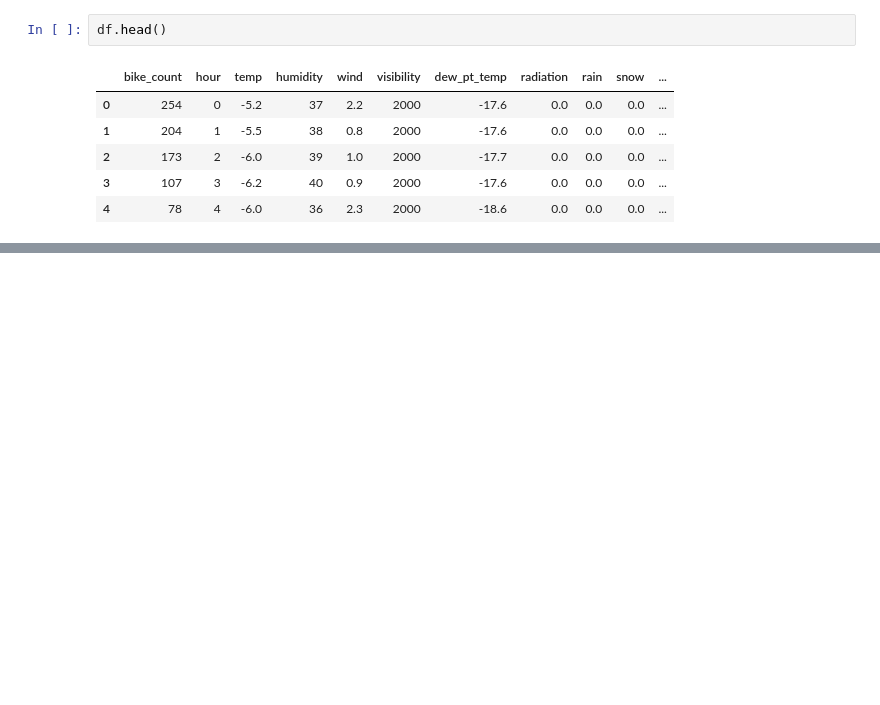
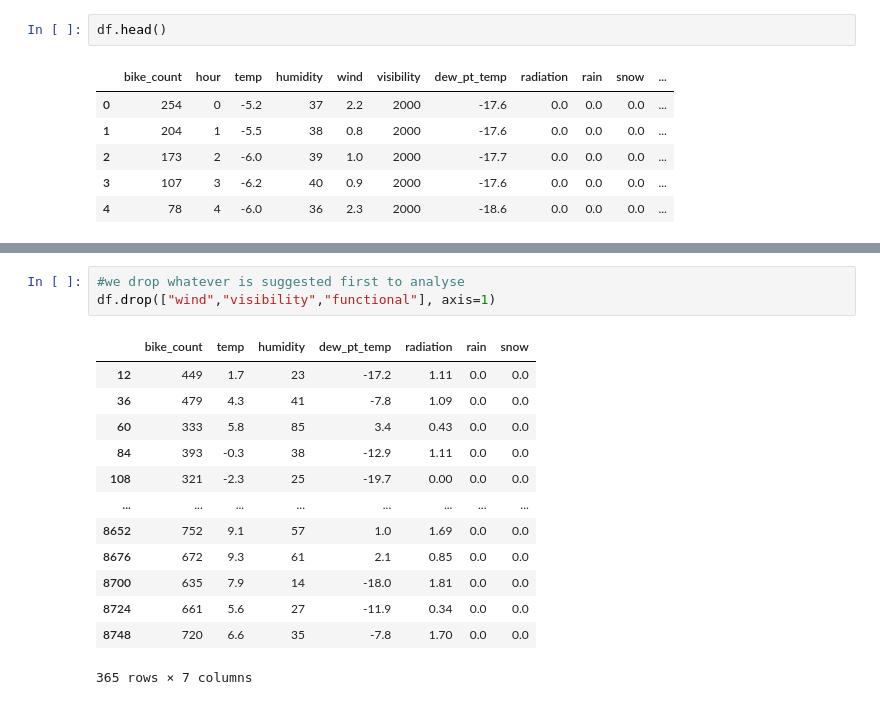
Before and after one commit to aks-ai/Predicting-Bike-Rentals-with-Regression-Neural-Networks, a Jupyter notebook: Bike_rental_demand_prediction.ipynb, the cells around one changed output, grey strips where cells are left out. Cells and saved outputs as stored; diff of their text form; blank space fills up the shorter version.

```diff
--- a/Bike_rental_demand_prediction.ipynb
+++ b/Bike_rental_demand_prediction.ipynb
@@ -72,0 +163,17 @@ df['functional']
+# %%
+#we drop whatever is suggested first to analyse
+df.drop(["wind","visibility","functional"], axis=1)
+# %% [output]
+|  | bike_count | temp | humidity | dew_pt_temp | radiation | rain | snow |
+| 12 | 449 | 1.7 | 23 | -17.2 | 1.11 | 0.0 | 0.0 |
+| 36 | 479 | 4.3 | 41 | -7.8 | 1.09 | 0.0 | 0.0 |
+| 60 | 333 | 5.8 | 85 | 3.4 | 0.43 | 0.0 | 0.0 |
+| 84 | 393 | -0.3 | 38 | -12.9 | 1.11 | 0.0 | 0.0 |
+| 108 | 321 | -2.3 | 25 | -19.7 | 0.00 | 0.0 | 0.0 |
+| ... | ... | ... | ... | ... | ... | ... | ... |
+| 8652 | 752 | 9.1 | 57 | 1.0 | 1.69 | 0.0 | 0.0 |
+| 8676 | 672 | 9.3 | 61 | 2.1 | 0.85 | 0.0 | 0.0 |
+| 8700 | 635 | 7.9 | 14 | -18.0 | 1.81 | 0.0 | 0.0 |
+| 8724 | 661 | 5.6 | 27 | -11.9 | 0.34 | 0.0 | 0.0 |
+| 8748 | 720 | 6.6 | 35 | -7.8 | 1.70 | 0.0 | 0.0 |
+365 rows × 7 columns
```
Also changed, not shown: parts of 16 cells of this notebook.
